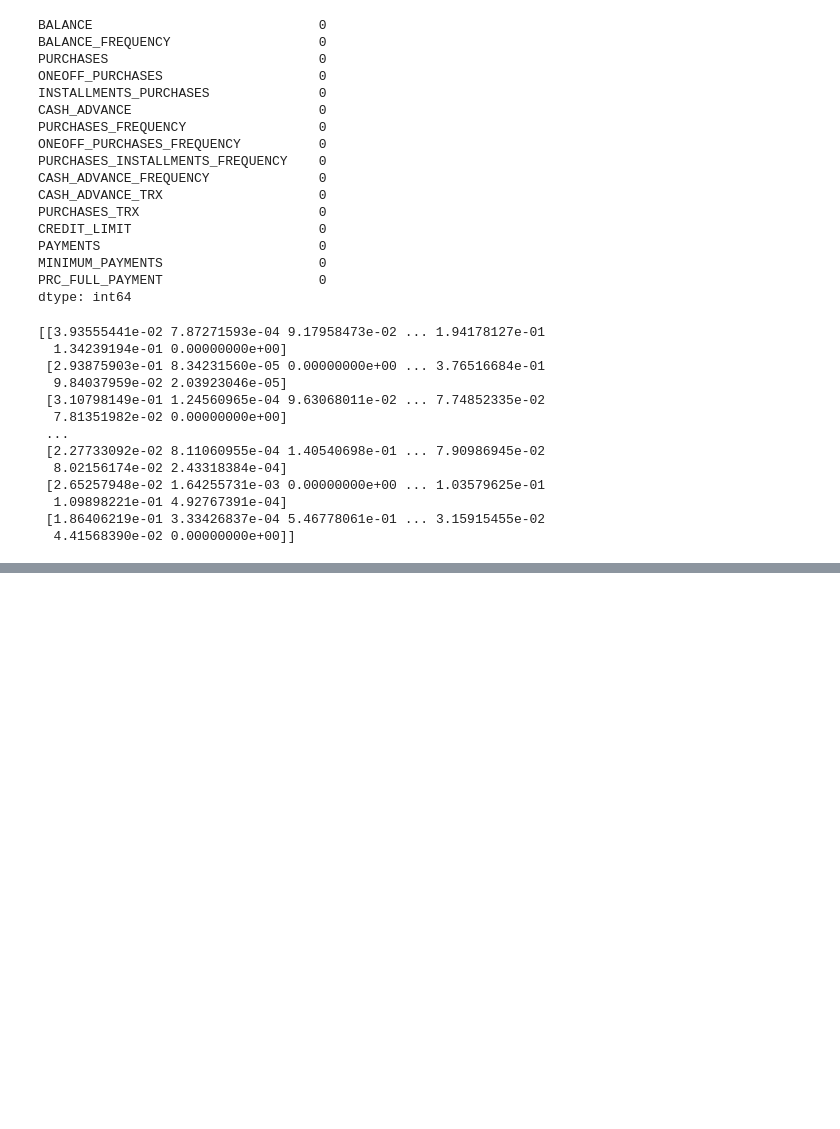
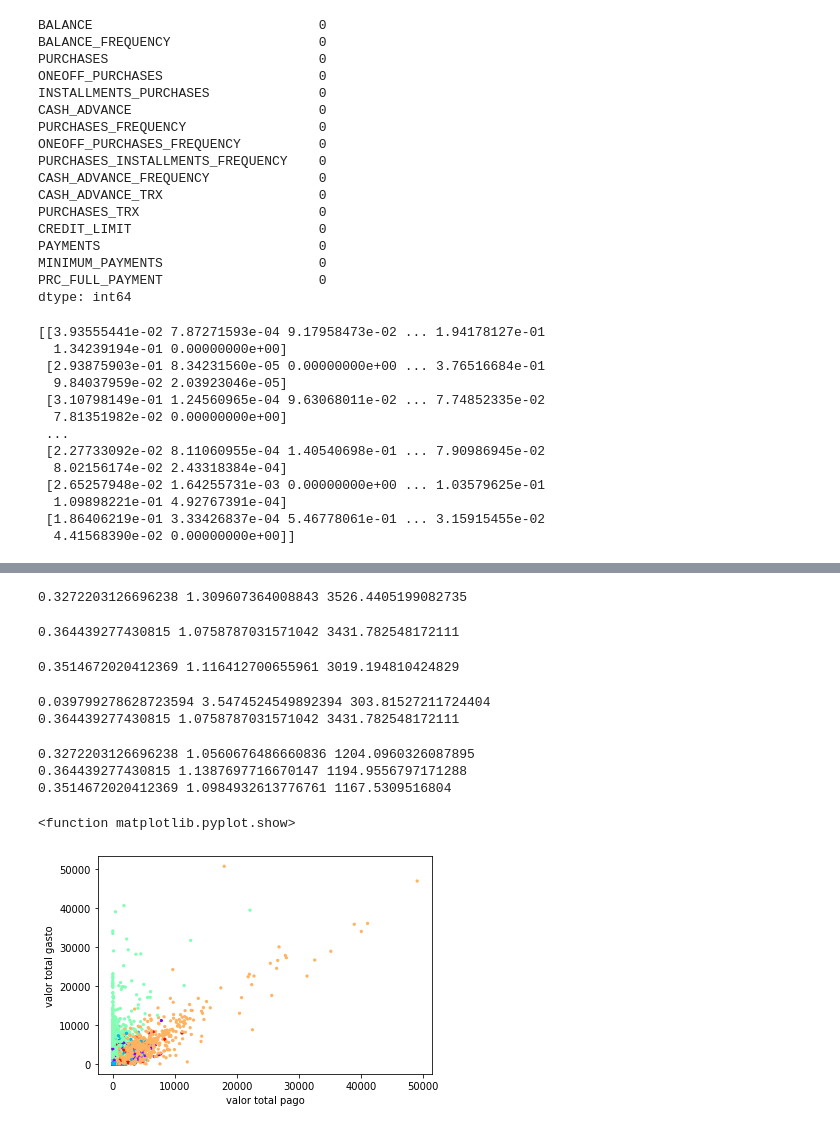
Before and after one commit to Facco-Bruno/Alura-ML, a Jupyter notebook: Credit_Card_Clustering.ipynb, the cells around one changed output, grey strips where cells are left out. Saved outputs shown, nothing was run; the diff lists cells and outputs as text; code cells hidden in the pictures; blank space fills up the shorter version.

```diff
--- a/Credit_Card_Clustering.ipynb
+++ b/Credit_Card_Clustering.ipynb
@@ -105,0 +119,45 @@ print(dbs)
+# %%
+s1, dbs1, calinski1 = clustering_algorithm(3, values)
+print(s1, dbs1, calinski1)
+# %% [output]
+0.3272203126696238 1.309607364008843 3526.4405199082735
+# %%
+s2, dbs2, calinski2 = clustering_algorithm(5, values)
+print(s2, dbs2, calinski2)
+# %% [output]
+0.364439277430815 1.0758787031571042 3431.782548172111
+# %%
+s3, dbs3, calinski3 = clustering_algorithm(10, values)
+print(s3, dbs3, calinski3)
+# %% [output]
+0.3514672020412369 1.116412700655961 3019.194810424829
+# %%
+import numpy as np
+random_data = np.random.rand(8950,16)
+s, dbs, calinski = clustering_algorithm(5, random_data)
+print(s, dbs, calinski)
+print(s2,dbs2, calinski2)
+# %% [output]
+0.039799278628723594 3.5474524549892394 303.81527211724404
+0.364439277430815 1.0758787031571042 3431.782548172111
+# %%
+set1, set2, set3 = np.array_split(values, 3)
+w1, dbs1, calinski1 = clustering_algorithm(5, set1)
+w2, dbs2, calinski2 = clustering_algorithm(5, set2)
+w3, dbs3, calinski3 = clustering_algorithm(5, set3)
+print(s1, dbs1, calinski1)
+print(s2, dbs2, calinski2)
+print(s3, dbs3, calinski3)
+# %% [output]
+0.3272203126696238 1.0560676486660836 1204.0960326087895
+0.364439277430815 1.1387697716670147 1194.9556797171288
+0.3514672020412369 1.0984932613776761 1167.5309516804
+# %%
+import matplotlib.pyplot as plt
+plt.scatter(df['PURCHASES'], df['PAYMENTS'], c=labels, s=5, cmap='rainbow')
+plt.xlabel("valor total pago")
+plt.ylabel("valor total gasto")
+plt.show
+# %% [output]
+<function matplotlib.pyplot.show>
+[figure, added]
```
Also changed, not shown: parts of 14 cells of this notebook.
